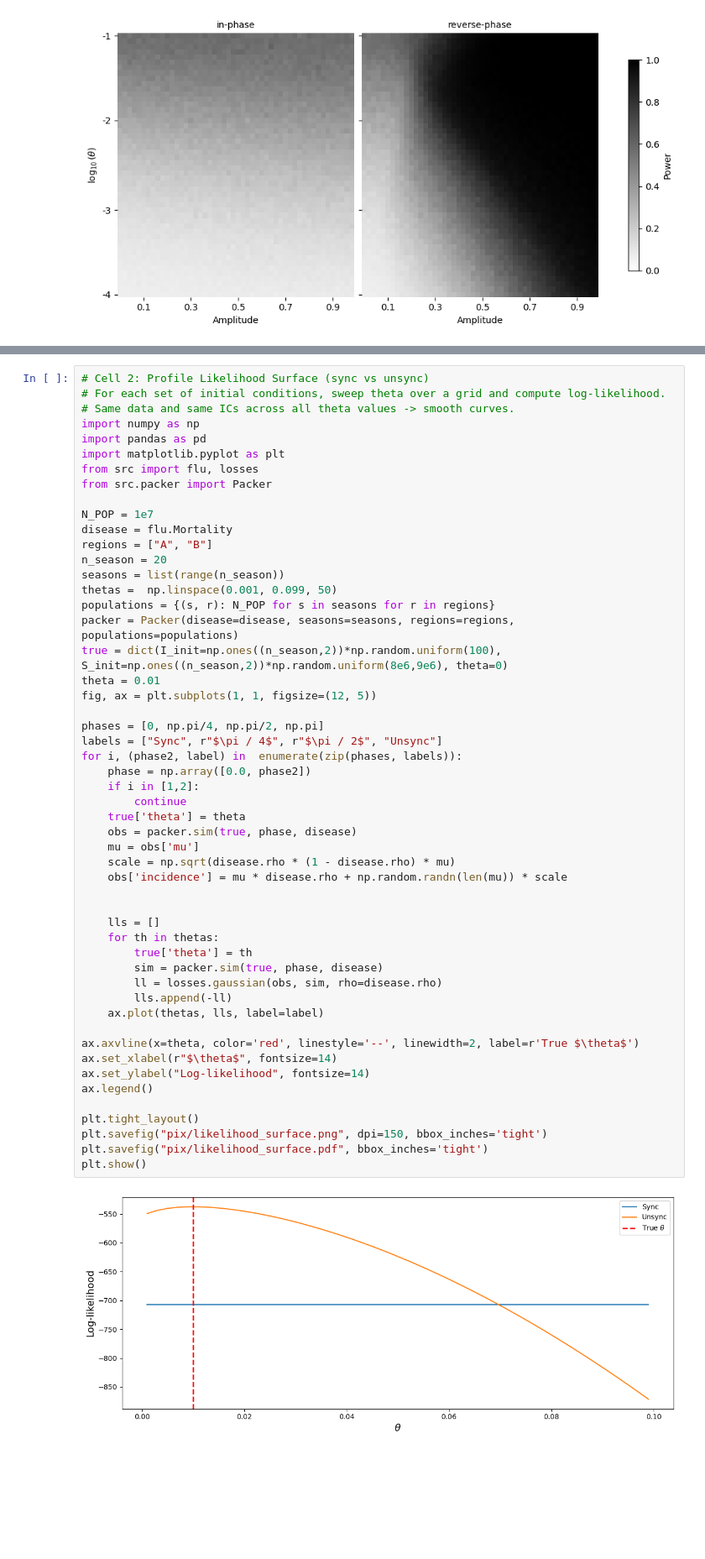
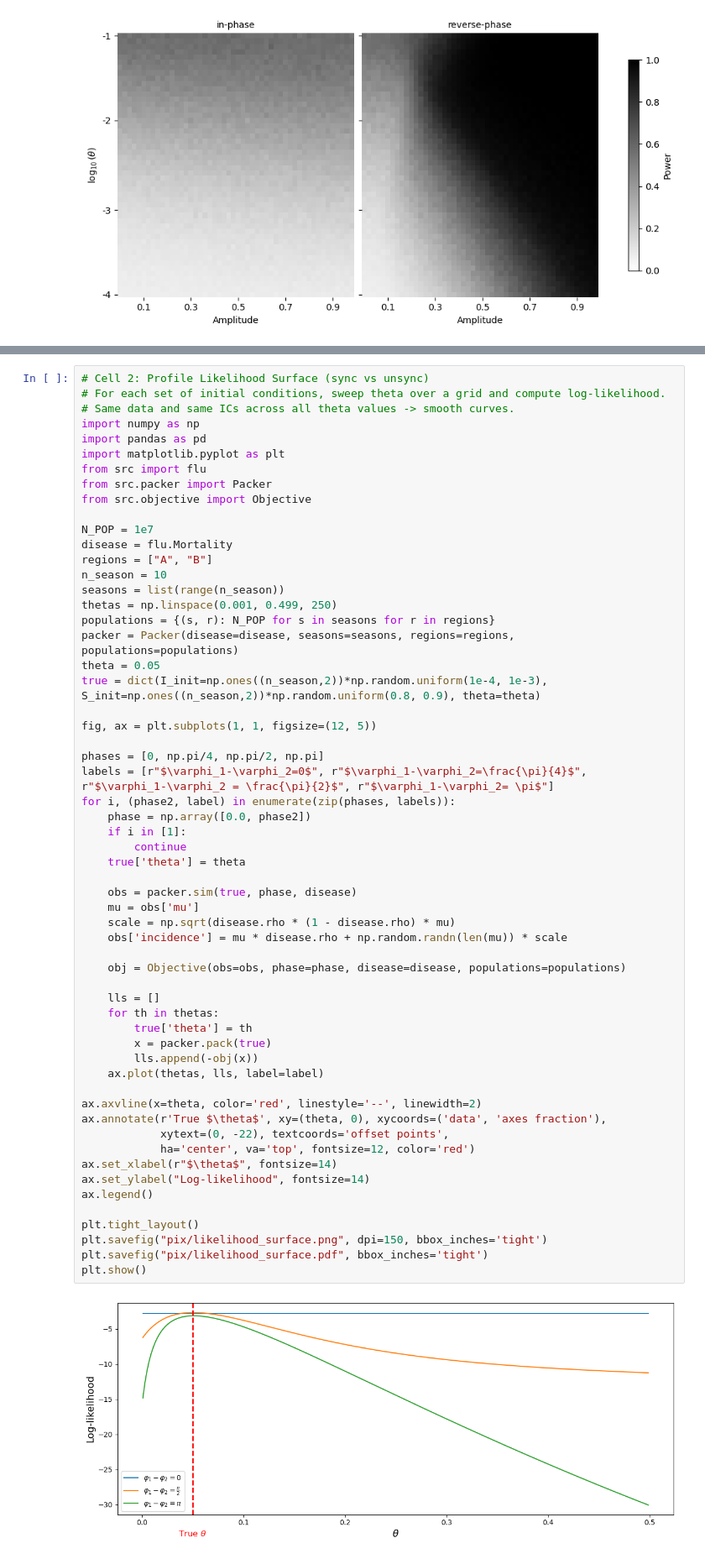
Before and after one commit to yairdaon/contacts, a Jupyter notebook: visualization_notebook.ipynb, the cells around one changed output, grey strips where cells are left out. Shown at 84% size. Cells and saved outputs as stored; diff of their text form; blank space fills up the shorter version.

```diff
--- a/visualization_notebook.ipynb
+++ b/visualization_notebook.ipynb
@@ -99,53 +99,59 @@ plt.show()
 import numpy as np
 import pandas as pd
 import matplotlib.pyplot as plt
-from src import flu, losses
+from src import flu
 from src.packer import Packer
+from src.objective import Objective
 
 N_POP = 1e7
 disease = flu.Mortality
 regions = ["A", "B"]
-n_season = 20
+n_season = 10
 seasons = list(range(n_season))
-thetas =  np.linspace(0.001, 0.099, 50)
+thetas = np.linspace(0.001, 0.499, 250)
 populations = {(s, r): N_POP for s in seasons for r in regions}
 packer = Packer(disease=disease, seasons=seasons, regions=regions, populations=populations)
-true = dict(I_init=np.ones((n_season,2))*np.random.uniform(100), S_init=np.ones((n_season,2))*np.random.uniform(8e6,9e6), theta=0)
-theta = 0.01
+theta = 0.05
+true = dict(I_init=np.ones((n_season,2))*np.random.uniform(1e-4, 1e-3), S_init=np.ones((n_season,2))*np.random.uniform(0.8, 0.9), theta=theta)
+
 fig, ax = plt.subplots(1, 1, figsize=(12, 5))
 
 phases = [0, np.pi/4, np.pi/2, np.pi]
-labels = ["Sync", r"$\pi / 4$", r"$\pi / 2$", "Unsync"]
-for i, (phase2, label) in  enumerate(zip(phases, labels)):
+labels = [r"$\varphi_1-\varphi_2=0$", r"$\varphi_1-\varphi_2=\frac{\pi}{4}$", r"$\varphi_1-\varphi_2 = \frac{\pi}{2}$", r"$\varphi_1-\varphi_2= \pi$"]
+for i, (phase2, label) in enumerate(zip(phases, labels)):
     phase = np.array([0.0, phase2])
-    if i in [1,2]:
+    if i in [1]:
         continue
     true['theta'] = theta
+
     obs = packer.sim(true, phase, disease)
     mu = obs['mu']
     scale = np.sqrt(disease.rho * (1 - disease.rho) * mu)
     obs['incidence'] = mu * disease.rho + np.random.randn(len(mu)) * scale
 
+    obj = Objective(obs=obs, phase=phase, disease=disease, populations=populations)
 
     lls = []
     for th in thetas:
         true['theta'] = th
-        sim = packer.sim(true, phase, disease)
-        ll = losses.gaussian(obs, sim, rho=disease.rho)
-        lls.append(-ll)
+        x = packer.pack(true)
+        lls.append(-obj(x))
     ax.plot(thetas, lls, label=label)
 
-ax.axvline(x=theta, color='red', linestyle='--', linewidth=2, label=r'True $\theta$')
+ax.axvline(x=theta, color='red', linestyle='--', linewidth=2)
+ax.annotate(r'True $\theta$', xy=(theta, 0), xycoords=('data', 'axes fraction'),
+            xytext=(0, -22), textcoords='offset points',
+            ha='center', va='top', fontsize=12, color='red')
 ax.set_xlabel(r"$\theta$", fontsize=14)
 ax.set_ylabel("Log-likelihood", fontsize=14)
 ax.legend()
 
 plt.tight_layout()
 plt.savefig("pix/likelihood_surface.png", dpi=150, bbox_inches='tight')
 plt.savefig("pix/likelihood_surface.pdf", bbox_inches='tight')
 plt.show()
 # %% [output]
-[figure, old version]
+[figure, new version]
 # %%
 # Cell 3: Raw P&I Death Counts for Representative States
 import pandas as pd
```
Also changed, not shown: parts of 7 cells of this notebook, 6 other files.
